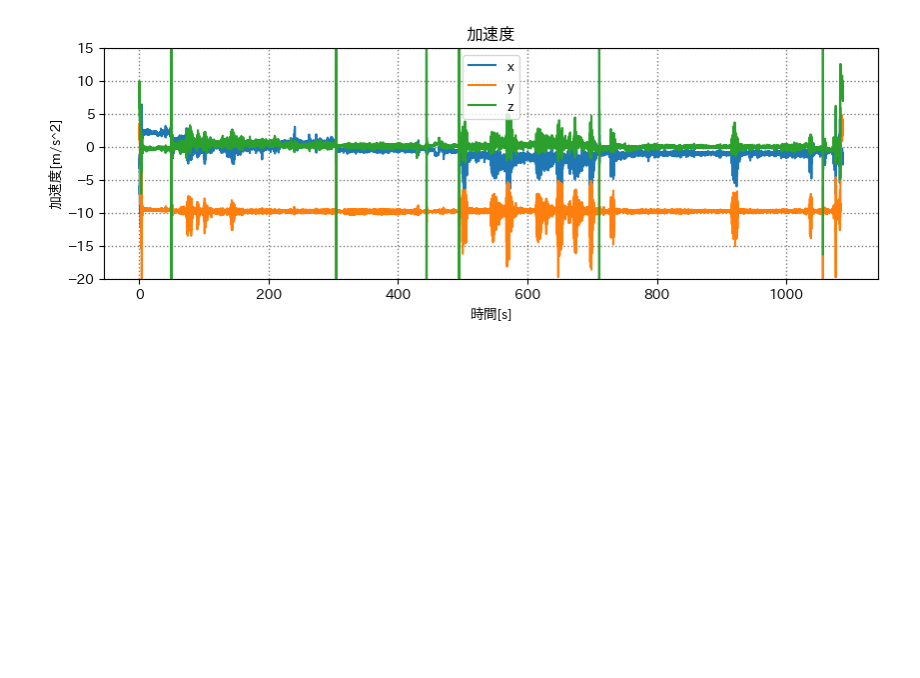
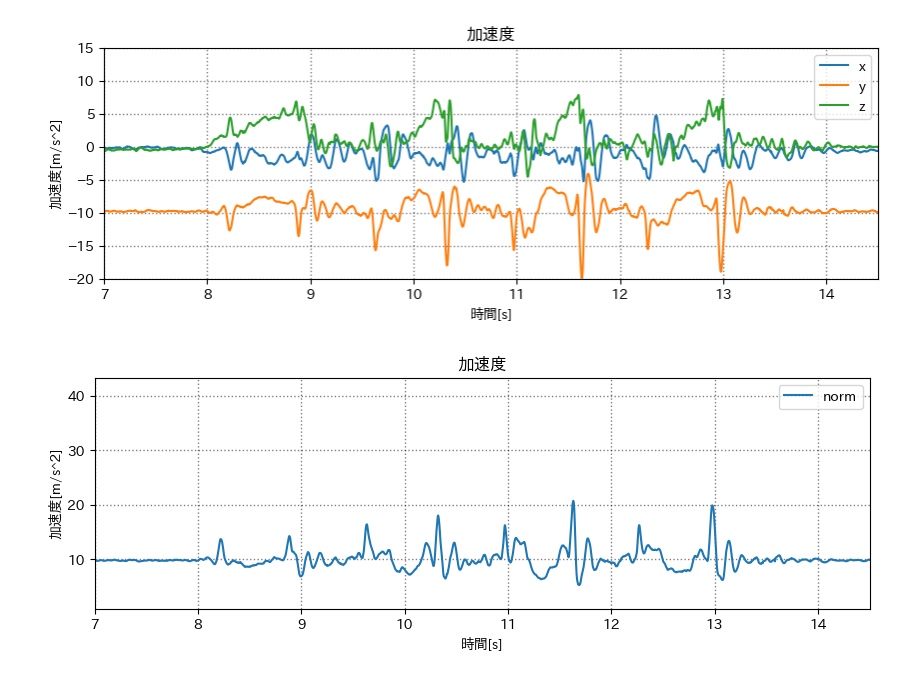
Before and after one commit to SatooRu65536/sensing-logs, a Jupyter notebook: generate_graph.ipynb, the cells around one changed output. Drawn from its saved outputs; the diff is of its cells as text; code cells hidden in the pictures; blank space fills up the shorter version.

```diff
--- a/generate_graph.ipynb
+++ b/generate_graph.ipynb
@@ -15,6 +16,7 @@ def plot(
     xlim=(0, 0),
     ylim=(0, 0),
     grid=True,
+    peek=False,
 ):
     fig = plt.figure(figsize=figsize)
 
@@ -73,22 +109,41 @@ xlim = (0, 0)
+# %%
+xlim = (7, 14.5)
 # %%
 # 加速度
 plot(
     df_acc,
     [
         ("time", "x"),
         ("time", "y"),
         ("time", "z"),
     ],
     title="加速度",
     xlabel="時間[s]",
     ylabel="加速度[m/s^2]",
     figsize=(10, 3),
     xlim=xlim,
     ylim=(-20, 15),
     grid=True
 )
+
+
+# 加速度
+plot(
+    df_acc,
+    [
+        ("time", "norm"),
+    ],
+    title="加速度",
+    xlabel="時間[s]",
+    ylabel="加速度[m/s^2]",
+    figsize=(10, 3),
+    xlim=xlim,
+    ylim=(0, 0),
+    grid=True,
+)
 # %% [output]
-[figure, old version]
+[figure, new version]
+[figure, added]
 # %%
 # 角速度
 plot(
```
Also changed, not shown: parts of 7 cells of this notebook, 19 other files.
